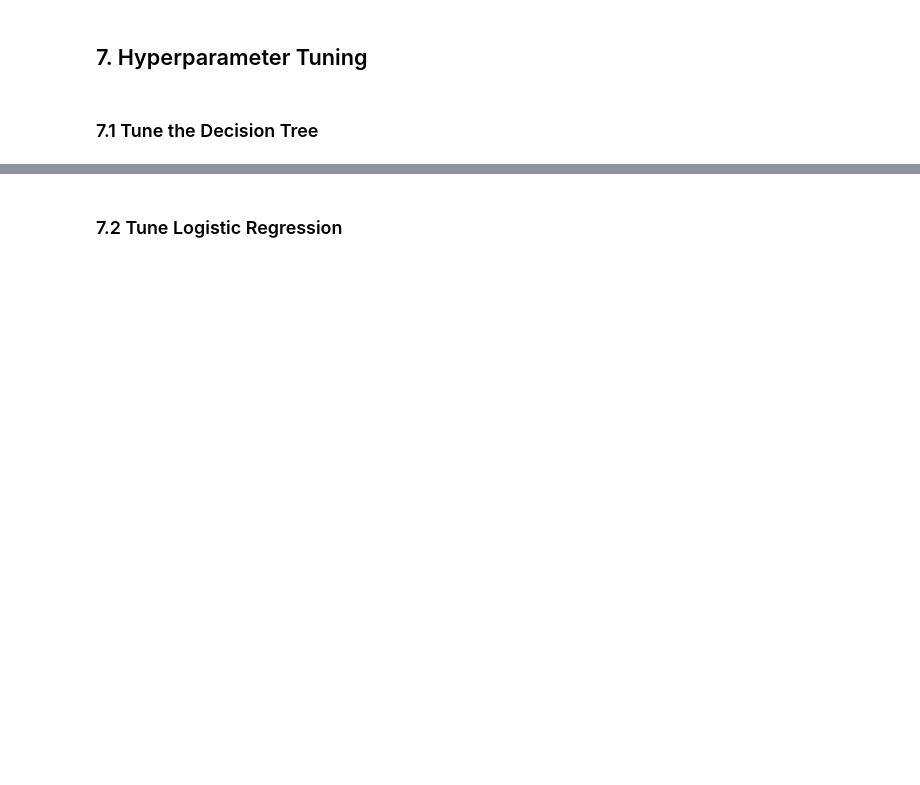
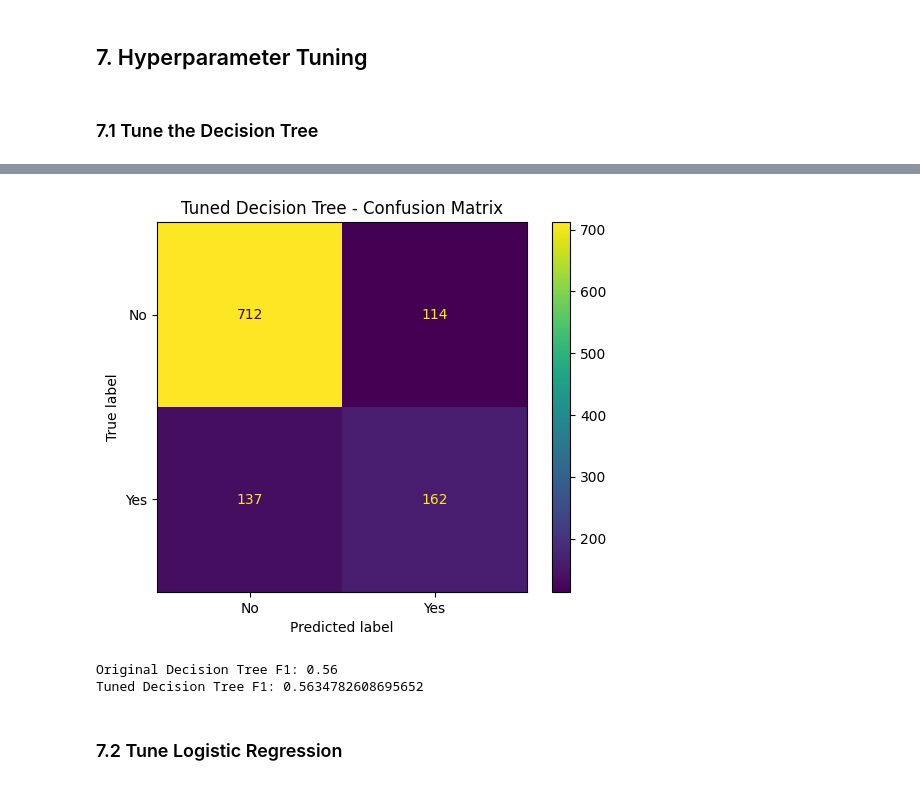
Before and after one commit to abhaygupta56/customer-churn-prediction, a Jupyter notebook: notebooks/churn_analysis.ipynb, the cells around one changed output, grey strips where cells are left out. Saved outputs shown, nothing was run; the diff lists cells and outputs as text; code cells hidden in the pictures; blank space fills up the shorter version.

```diff
--- a/notebooks/churn_analysis.ipynb
+++ b/notebooks/churn_analysis.ipynb
@@ -506,4 +840,4 @@ dt_grid = GridSearchCV(
     error_score="raise"
 )
 # %%
-dt_grid.fit(X_train, y_train)
+dt_grid.fit(X_train_fit, y_train_fit)
@@ -516,6 +875,6 @@ print(dt_grid.best_score_)
 # %%
 best_dt_model = dt_grid.best_estimator_
 # %%
-y_pred_best_dt = best_dt_model.predict(X_test)
+y_pred_best_dt = best_dt_model.predict(X_val)
 # %%
 print("Tuned Decision Tree Accuracy:")
@@ -531,26 +903,31 @@ print(
 # %%
 ConfusionMatrixDisplay.from_predictions(
-    y_test,
+    y_val,
     y_pred_best_dt
 )
 
 plt.title("Tuned Decision Tree - Confusion Matrix")
 plt.show()
+# %% [output]
+[figure, added]
 # %%
 original_dt_f1 = f1_score(
-    y_test,
+    y_val,
     y_pred_dt,
     pos_label="Yes"
 )
 
 tuned_dt_f1 = f1_score(
-    y_test,
+    y_val,
     y_pred_best_dt,
     pos_label="Yes"
 )
 
 print("Original Decision Tree F1:", original_dt_f1)
 print("Tuned Decision Tree F1:", tuned_dt_f1)
+# %% [output]
+Original Decision Tree F1: 0.56
+Tuned Decision Tree F1: 0.5634782608695652
 # %% [markdown]
 ### 7.2 Tune Logistic Regression
 # %%
```
Also changed, not shown: parts of 83 cells of this notebook, 4 other files.
